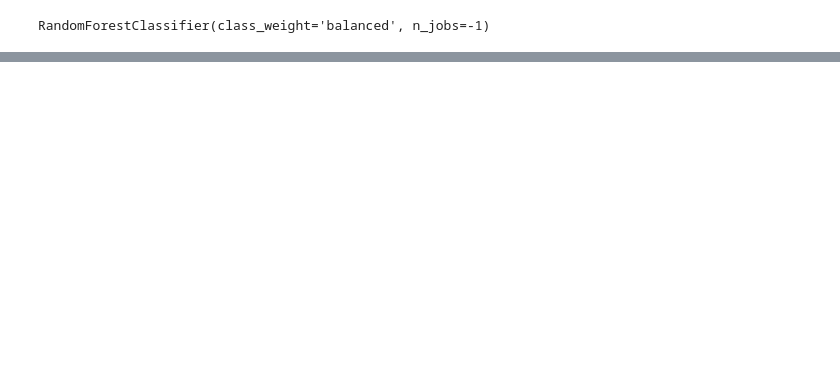
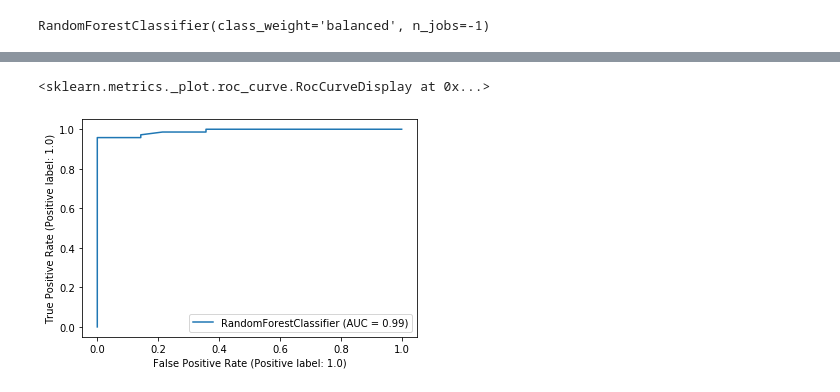
Before and after one commit to yerseg/profiling_data_learning, a Jupyter notebook: src/notebooks/simulation/models_prepare.ipynb, the cells around one changed output, grey strips where cells are left out. Saved outputs shown, nothing was run; the diff lists cells and outputs as text; code cells hidden in the pictures; blank space fills up the shorter version.

```diff
--- a/src/notebooks/simulation/models_prepare.ipynb
+++ b/src/notebooks/simulation/models_prepare.ipynb
@@ -271,7 +288,7 @@ model_params = {
     'min_samples_leaf': 1,
     'max_features': 'auto',
     'n_jobs': -1,
-    'class_weight': 'balanced',
+    'class_weight': 'balanced'
 }
 
 model = RandomForestClassifier(**model_params)
@@ -297,11 +297,6 @@ model.fit(X, y)
 # %% [output]
 RandomForestClassifier(class_weight='balanced', n_jobs=-1)
 # %%
-test_df = pd.read_csv("..\\..\\scripts\\_feature_events\\15min\\rolling\\60s\\user_1\\wifi_0_0_8.data.csv")
+test_df = pd.read_csv("..\\..\\scripts\\_feature_events\\15min\\rolling\\60s\\user_" + str(VALID_USER) + "\\wifi_0_0_" + str(INTRUDER) + ".data.csv")
+test_df = test_df.rename(columns={'user_user_agg': 'user', 'events_count_sum': 'events'})
-# %%
-# dropped_columns = [x for x in dropped_columns if x != 'labels']
-test_df['user'] = test_df['user_user_agg']
-# test_df = test_df.drop(dropped_columns, axis=1)
-test_df = test_df.drop(['timestamp', 'user_user_agg', 'events_count_sum'], axis=1)
-test_df = (test_df - test_df.min()) / (test_df.max() - test_df.min())
 # %%
@@ -337,0 +377,5 @@ No handles with labels found to put in legend.
+# %%
+plot_roc_curve(model, X_test, y_test)
+# %% [output]
+<sklearn.metrics._plot.roc_curve.RocCurveDisplay at 0x...>
+[figure, added]
```
Also changed, not shown: parts of 24 cells of this notebook, 2 other files.
